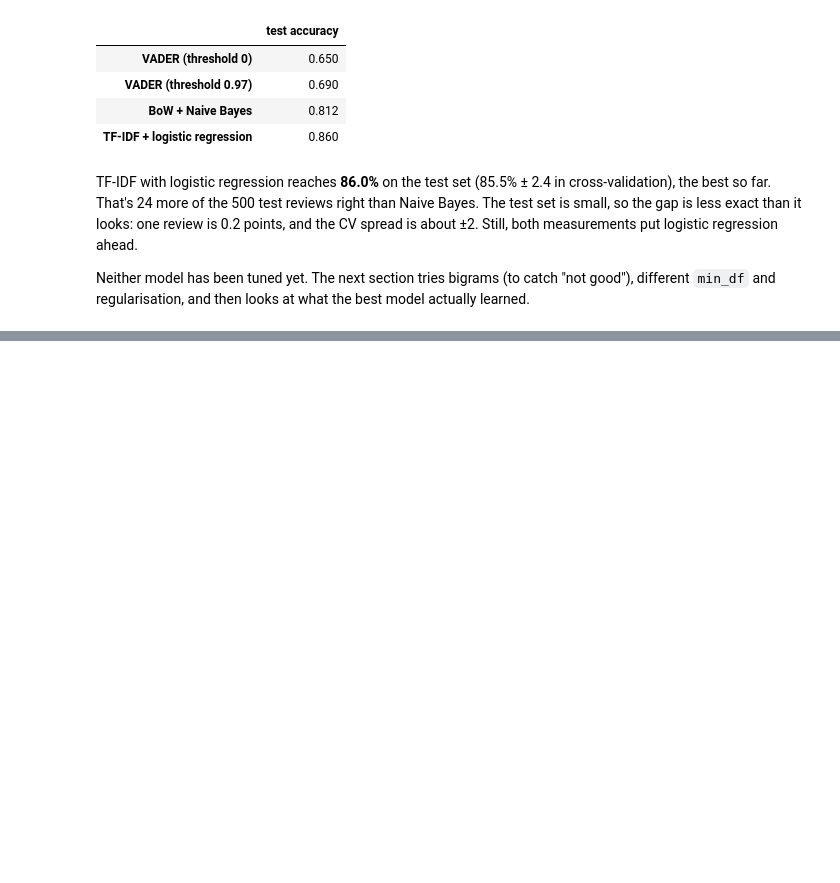
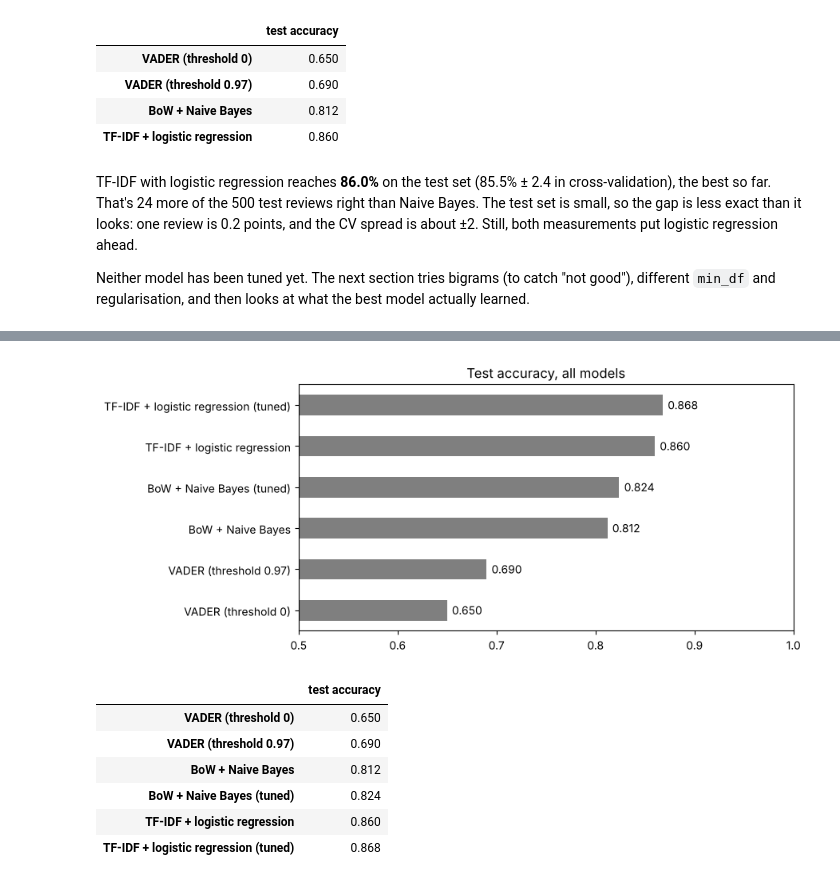
Before and after one commit to adityarajsingh1/sentiment-analysis, a Jupyter notebook: sentiment_analysis.ipynb, the cells around one changed output, grey strips where cells are left out. Saved outputs shown, nothing was run; the diff lists cells and outputs as text; code cells hidden in the pictures; blank space fills up the shorter version.

Commit message:
Grid-search both models and compare everything

```diff
--- a/sentiment_analysis.ipynb
+++ b/sentiment_analysis.ipynb
@@ -441,0 +450,24 @@ regularisation, and then looks at what the best model actually learned.
+# %%
+from sklearn.model_selection import GridSearchCV
+
+grids = {
+    "BoW + Naive Bayes (tuned)": (bow_naive_bayes(), {
+        "vec__ngram_range": [(1, 1), (1, 2)],
+        "vec__min_df": [1, 2, 5],
+        "clf__alpha": [0.1, 0.5, 1.0],
+    }),
+    "TF-IDF + logistic regression (tuned)": (tfidf_logreg(), {
+        "vec__ngram_range": [(1, 1), (1, 2)],
+        "vec__min_df": [2, 5],
+        "clf__C": [1.0, 10.0, 100.0],
+    }),
+}
+
+searches, rows = {}, []
+for name, (pipe, grid) in grids.items():
+    search = GridSearchCV(pipe, grid, cv=5, n_jobs=-1).fit(train.text, train.label)
+    searches[name] = search
+    results[name] = accuracy_score(test.label, search.predict(test.text))
+    rows.append({"model": name, "best settings": search.best_params_,
+                 "CV accuracy": round(search.best_score_, 3), "test accuracy": round(results[name], 3)})
+pd.DataFrame(rows).set_index("model")
@@ -441,0 +500,16 @@ regularisation, and then looks at what the best model actually learned.
+# %%
+summary = pd.Series(results, name="test accuracy").sort_values()
+ax = summary.plot.barh(figsize=(8, 4), color="tab:gray", xlim=(0.5, 1), title="Test accuracy, all models")
+for i, v in enumerate(summary):
+    ax.text(v + 0.005, i, f"{v:.3f}", va="center")
+plt.show()
+summary.round(3).to_frame()
+# %% [output]
+[figure, added]
+|  | test accuracy |
+| VADER (threshold 0) | 0.650 |
+| VADER (threshold 0.97) | 0.690 |
+| BoW + Naive Bayes | 0.812 |
+| BoW + Naive Bayes (tuned) | 0.824 |
+| TF-IDF + logistic regression | 0.860 |
+| TF-IDF + logistic regression (tuned) | 0.868 |
```
Also changed, not shown: parts of 4 cells of this notebook.
